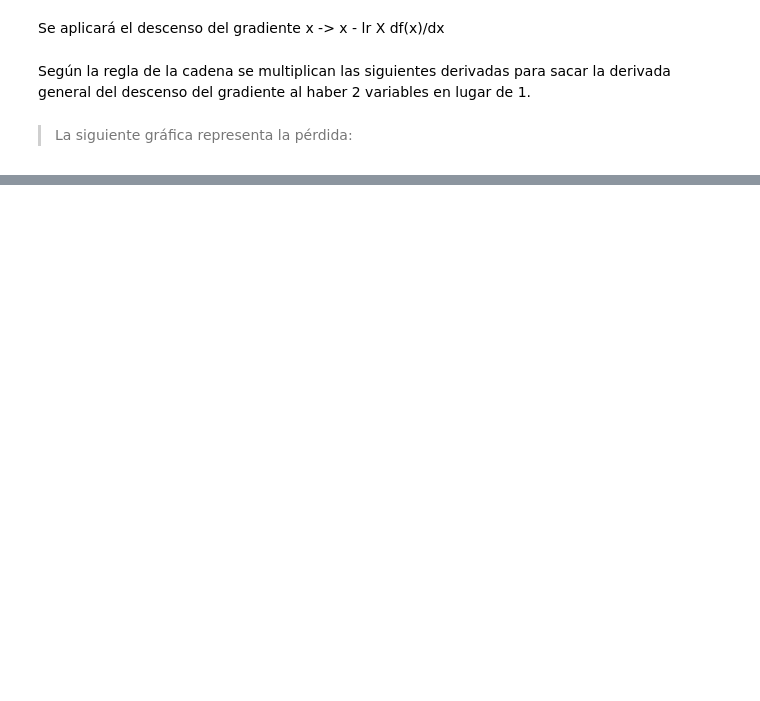
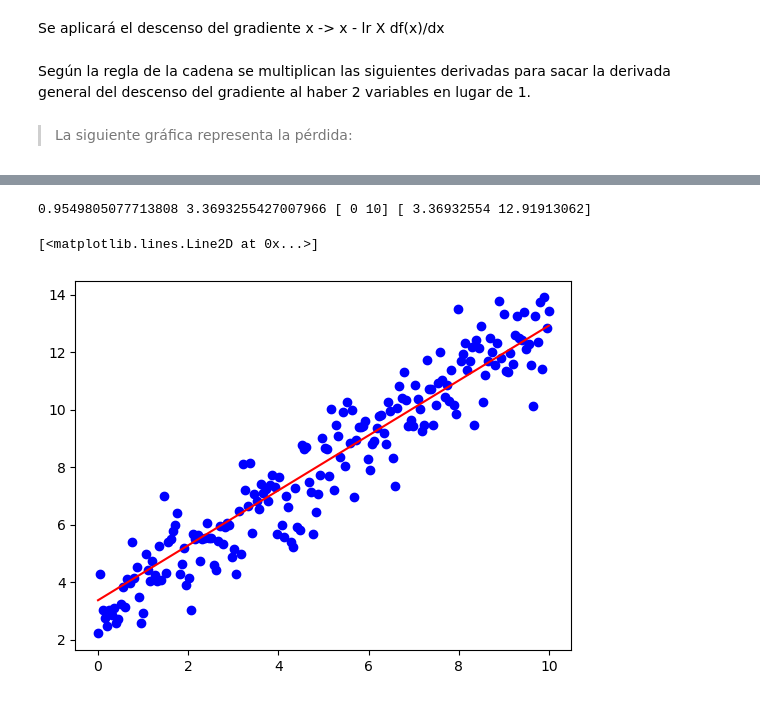
Before and after one commit to DaniMartinezX/carpeta_IA, a Jupyter notebook: Programacion de IA/tirmestre_2/reglin.ipynb, the cells around one changed output, grey strips where cells are left out. Cells and saved outputs as stored; diff of their text form; code cells hidden in the pictures; blank space fills up the shorter version.

```diff
--- a/Programacion de IA/tirmestre_2/reglin.ipynb
+++ b/Programacion de IA/tirmestre_2/reglin.ipynb
@@ -148,0 +192,10 @@ a: 1.0375867951320157 b: 2.9471398073633788 loss: 0.5582850512099793
+# %%
+plt.scatter(lx, ly, color="b")
+xpru = np.array([0, 10])
+ypru = predice(xpru)
+print(a, b, xpru, ypru)
+plt.plot(xpru, ypru, color="r")
+# %% [output]
+0.9549805077713808 3.3693255427007966 [ 0 10] [ 3.36932554 12.91913062]
+[<matplotlib.lines.Line2D at 0x...>]
+[figure, added]
```
Also changed, not shown: parts of 11 cells of this notebook, 1 other file.
